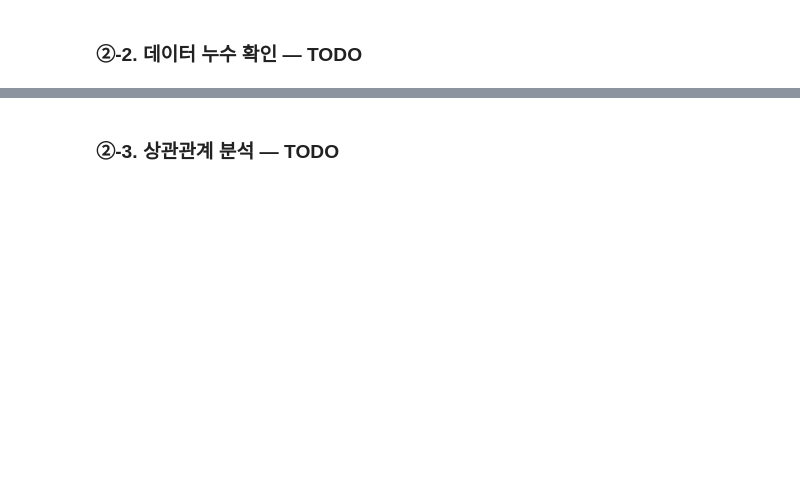
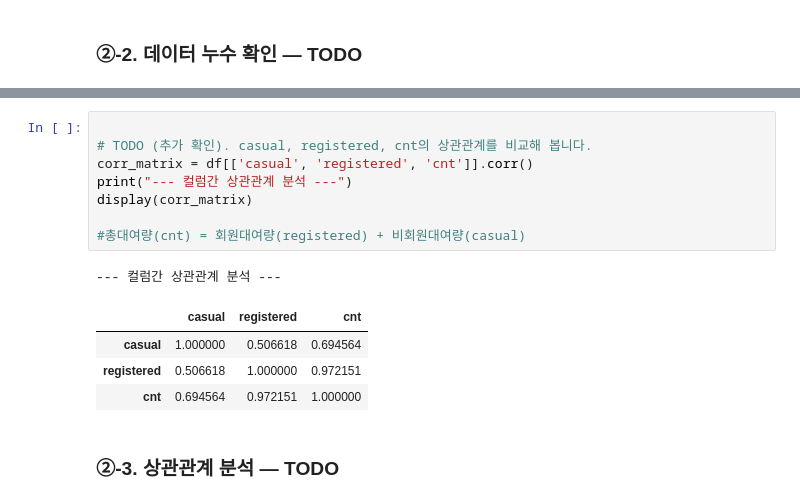
Before and after one commit to iremys/ai-mini-projects, a Jupyter notebook: mini-project-01/code/01_regression_bike_demand.ipynb, the cells around one changed output, grey strips where cells are left out. Drawn from its saved outputs; the diff is of its cells as text; blank space fills up the shorter version.

```diff
--- a/mini-project-01/code/01_regression_bike_demand.ipynb
+++ b/mini-project-01/code/01_regression_bike_demand.ipynb
@@ -324,4 +376,18 @@ print("데이터 관계 확인:", same)
 Ellipsis
+# %%
+
+# TODO (추가 확인). casual, registered, cnt의 상관관계를 비교해 봅니다.
+corr_matrix = df[['casual', 'registered', 'cnt']].corr()
+print("--- 컬럼간 상관관계 분석 ---")
+display(corr_matrix)
+
+#총대여량(cnt) = 회원대여량(registered) + 비회원대여량(casual)
+# %% [output]
+--- 컬럼간 상관관계 분석 ---
+|  | casual | registered | cnt |
+| casual | 1.000000 | 0.506618 | 0.694564 |
+| registered | 0.506618 | 1.000000 | 0.972151 |
+| cnt | 0.694564 | 0.972151 | 1.000000 |
 # %% [markdown]
 ### ②-3. 상관관계 분석 — TODO
 # %%
```
Also changed, not shown: parts of 4 cells of this notebook.
